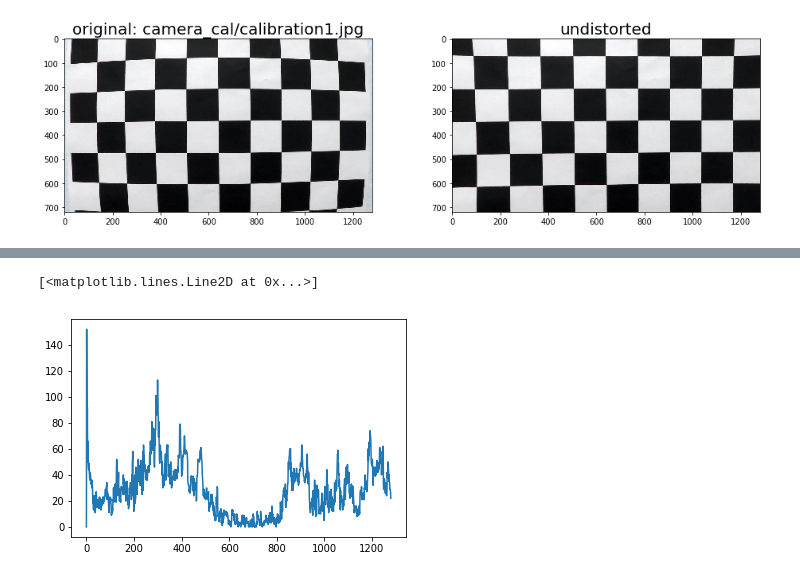
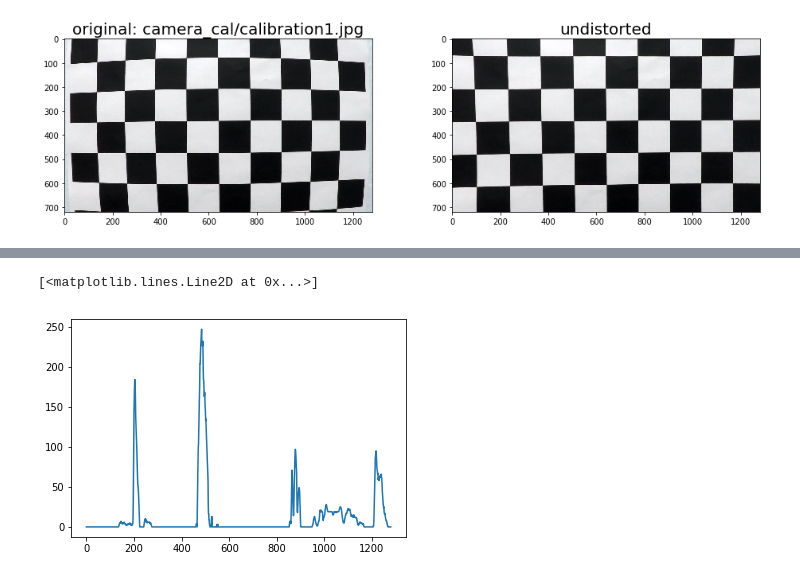
Before and after one commit to MaggiN1337/CarND-Advanced-Lane-Lines, a Jupyter notebook: main.ipynb, the cells around one changed output, grey strips where cells are left out. Cells and saved outputs as stored; diff of their text form; code cells hidden in the pictures.

```diff
--- a/main.ipynb
+++ b/main.ipynb
@@ -10,7 +10,8 @@ import glob
 import pickle
 
 CALIBRATION__JPG = "calibration1.jpg"
-TRANSFORMATION__JPG = "test5.jpg"
+TRANSFORMATION__JPG = "test6.jpg"
+TRANSFORMATION2__JPG = "test4.jpg"
 FOLDER_TEST_INPUT = "test_images/"
 FOLDER_OUTPUT = "output_images/"
 FOLDER_CAMERA_CAL = "camera_cal/"
@@ -19,7 +20,7 @@ INPUT_VIDEO = "project_video.mp4"
 # INPUT_VIDEO = "harder_challenge_video.mp4"
 
 TEST_RUN = True
-SOBEL_KERNEL = 3
+SOBEL_KERNEL = 13
 
 %matplotlib inline
 # %%
@@ -207,0 +209,11 @@ ax2.imshow(warped_binary, cmap='gray')
+# %%
+def process_pipeline(img):
+
+    distorted_image = cv2.undistort(img, cali_mtx, cali_dist, None, cali_mtx)
+
+    combined_binary = s_channel_and_gradient_threshold(distorted_image)
+
+    warped_binary, M, Minv = unwarp(combined_binary, src, dst)
+
+    #return warped_binary, M, Minv
+    return warped_binary
@@ -207,0 +223,25 @@ ax2.imshow(warped_binary, cmap='gray')
+# %%
+
+# Make a list of example images
+images = glob.glob(FOLDER_TEST_INPUT + '*.jpg')
+
+# Set up plot
+fig, axs = plt.subplots(len(images), 2, figsize=(10, 20))
+fig.subplots_adjust(hspace=.2, wspace=.001)
+axs = axs.ravel()
+
+i = 0
+for image in images:
+    img = cv2.imread(image)
+    img = cv2.cvtColor(img, cv2.COLOR_BGR2RGB)
+
+    warped_binary = process_pipeline(img)
+
+    axs[i].imshow(img)
+    axs[i].axis('off')
+    i += 1
+    axs[i].imshow(warped_binary, cmap='gray')
+    axs[i].axis('off')
+    i += 1
+
+print('done')
@@ -219,10 +266,11 @@ def hist(img):
 # %%
 
+
 # Create histogram of image binary activations
-histogram = hist(combined_binary)
+histogram = hist(warped_binary)
 
 # Visualize the resulting histogram
 plt.plot(histogram)
 # %% [output]
 [<matplotlib.lines.Line2D at 0x...>]
-[figure, old version]
+[figure, new version]
```
Also changed, not shown: parts of 11 cells of this notebook.
